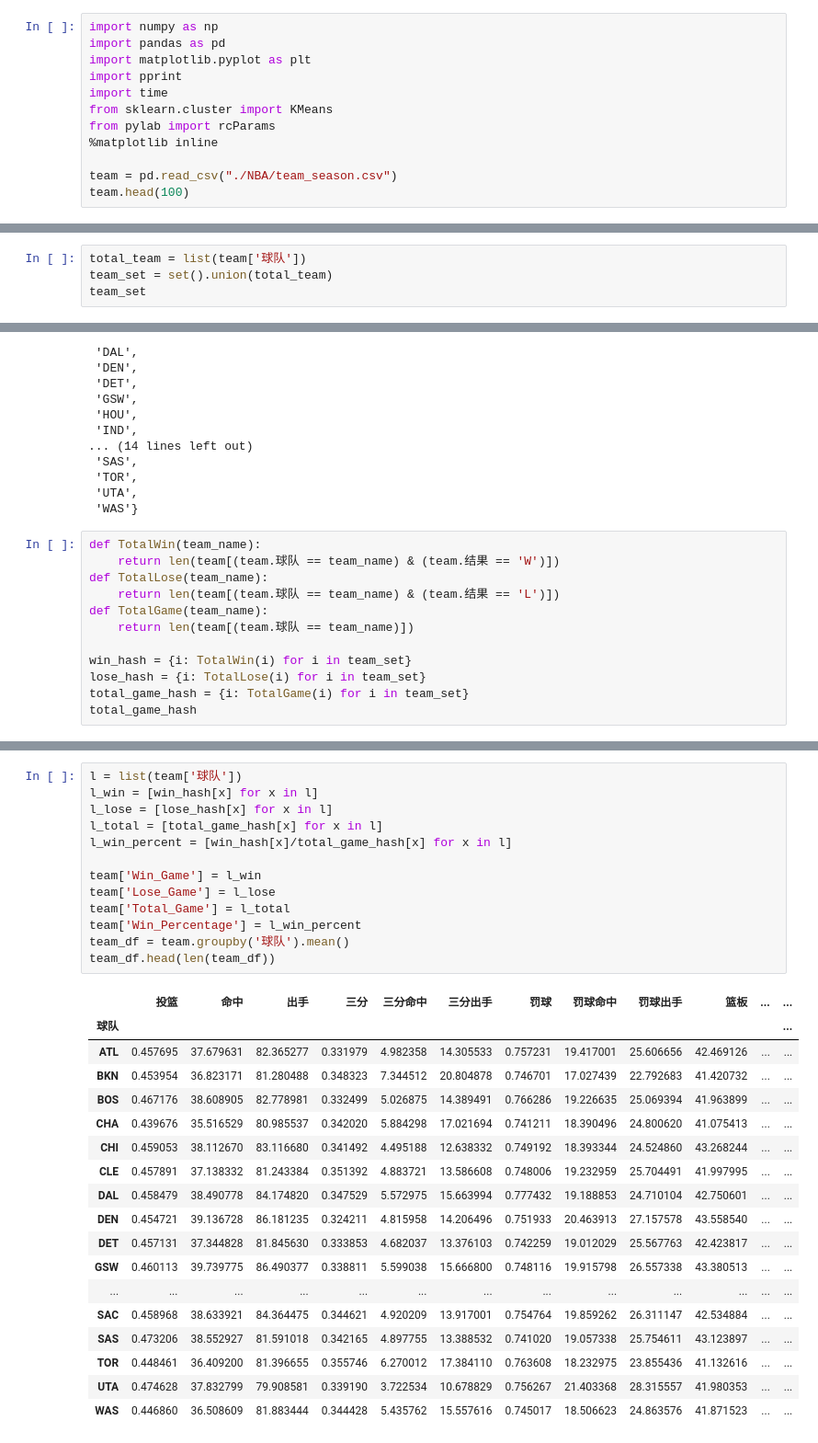
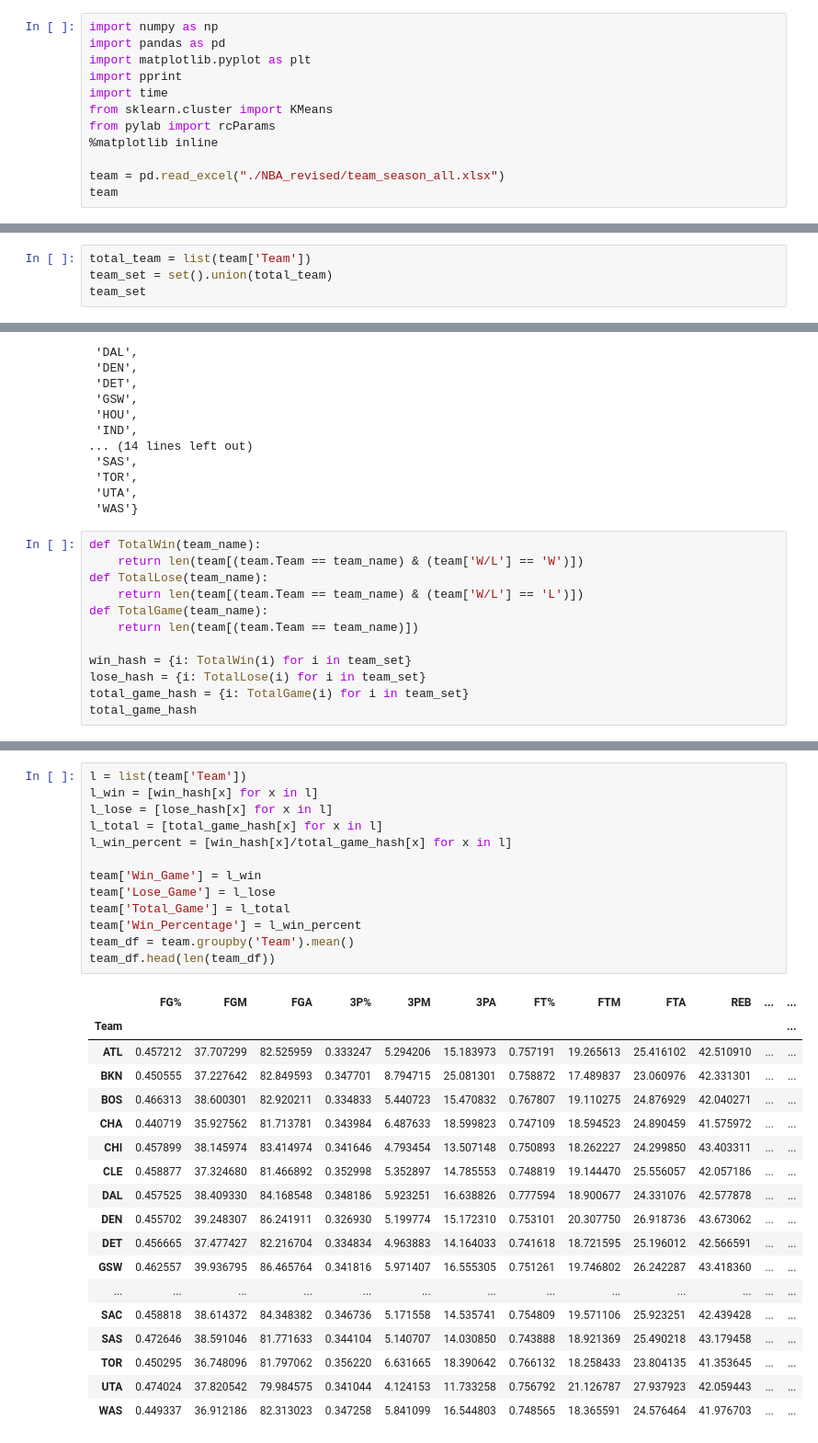
Before and after one commit to Coslate/DataMining_Final, a Jupyter notebook: NBA_Data_PreProcess_PlaySeason.ipynb, the cells around one changed output, grey strips where cells are left out. Shown at 92% size. Drawn from its saved outputs; the diff is of its cells as text.

```diff
--- a/NBA_Data_PreProcess_PlaySeason.ipynb
+++ b/NBA_Data_PreProcess_PlaySeason.ipynb
@@ -8,6 +8,6 @@ from sklearn.cluster import KMeans
 from pylab import rcParams
 %matplotlib inline
 
-team = pd.read_csv("./NBA/team_season.csv")
-team.head(100)
+team = pd.read_excel("./NBA_revised/team_season_all.xlsx")
+team
 # %% [output]
@@ -66,5 +70,5 @@ team_df.head(len(team_df))
 # %%
-total_team = list(team['球队'])
+total_team = list(team['Team'])
 team_set = set().union(total_team)
 team_set
 # %% [output]
@@ -87,11 +91,11 @@ team_set
  'WAS'}
 # %%
 def TotalWin(team_name):
-    return len(team[(team.球队 == team_name) & (team.结果 == 'W')])
+    return len(team[(team.Team == team_name) & (team['W/L'] == 'W')])
 def TotalLose(team_name):
-    return len(team[(team.球队 == team_name) & (team.结果 == 'L')])
+    return len(team[(team.Team == team_name) & (team['W/L'] == 'L')])
 def TotalGame(team_name):
-    return len(team[(team.球队 == team_name)])
+    return len(team[(team.Team == team_name)])
 
 win_hash = {i: TotalWin(i) for i in team_set}
 lose_hash = {i: TotalLose(i) for i in team_set}
@@ -118,34 +122,34 @@ total_game_hash
 # %%
-l = list(team['球队'])
+l = list(team['Team'])
 l_win = [win_hash[x] for x in l]
 l_lose = [lose_hash[x] for x in l]
 l_total = [total_game_hash[x] for x in l]
 l_win_percent = [win_hash[x]/total_game_hash[x] for x in l]
 
 team['Win_Game'] = l_win
 team['Lose_Game'] = l_lose
 team['Total_Game'] = l_total
 team['Win_Percentage'] = l_win_percent
-team_df = team.groupby('球队').mean()
+team_df = team.groupby('Team').mean()
 team_df.head(len(team_df))
 # %% [output]
-|  | 投篮 | 命中 | 出手 | 三分 | 三分命中 | 三分出手 | 罚球 | 罚球命中 | 罚球出手 | 篮板 | ... | ... |
-| 球队 |  |  |  |  |  |  |  |  |  |  |  | ... |
-| ATL | 0.457695 | 37.679631 | 82.365277 | 0.331979 | 4.982358 | 14.305533 | 0.757231 | 19.417001 | 25.606656 | 42.469126 | ... | ... |
-| BKN | 0.453954 | 36.823171 | 81.280488 | 0.348323 | 7.344512 | 20.804878 | 0.746701 | 17.027439 | 22.792683 | 41.420732 | ... | ... |
-| BOS | 0.467176 | 38.608905 | 82.778981 | 0.332499 | 5.026875 | 14.389491 | 0.766286 | 19.226635 | 25.069394 | 41.963899 | ... | ... |
-| CHA | 0.439676 | 35.516529 | 80.985537 | 0.342020 | 5.884298 | 17.021694 | 0.741211 | 18.390496 | 24.800620 | 41.075413 | ... | ... |
-| CHI | 0.459053 | 38.112670 | 83.116680 | 0.341492 | 4.495188 | 12.638332 | 0.749192 | 18.393344 | 24.524860 | 43.268244 | ... | ... |
-| CLE | 0.457891 | 37.138332 | 81.243384 | 0.351392 | 4.883721 | 13.586608 | 0.748006 | 19.232959 | 25.704491 | 41.997995 | ... | ... |
-| DAL | 0.458479 | 38.490778 | 84.174820 | 0.347529 | 5.572975 | 15.663994 | 0.777432 | 19.188853 | 24.710104 | 42.750601 | ... | ... |
-| DEN | 0.454721 | 39.136728 | 86.181235 | 0.324211 | 4.815958 | 14.206496 | 0.751933 | 20.463913 | 27.157578 | 43.558540 | ... | ... |
-| DET | 0.457131 | 37.344828 | 81.845630 | 0.333853 | 4.682037 | 13.376103 | 0.742259 | 19.012029 | 25.567763 | 42.423817 | ... | ... |
-| GSW | 0.460113 | 39.739775 | 86.490377 | 0.338811 | 5.599038 | 15.666800 | 0.748116 | 19.915798 | 26.557338 | 43.380513 | ... | ... |
+|  | FG% | FGM | FGA | 3P% | 3PM | 3PA | FT% | FTM | FTA | REB | ... | ... |
+| Team |  |  |  |  |  |  |  |  |  |  |  | ... |
+| ATL | 0.457212 | 37.707299 | 82.525959 | 0.333247 | 5.294206 | 15.183973 | 0.757191 | 19.265613 | 25.416102 | 42.510910 | ... | ... |
+| BKN | 0.450555 | 37.227642 | 82.849593 | 0.347701 | 8.794715 | 25.081301 | 0.758872 | 17.489837 | 23.060976 | 42.331301 | ... | ... |
+| BOS | 0.466313 | 38.600301 | 82.920211 | 0.334833 | 5.440723 | 15.470832 | 0.767807 | 19.110275 | 24.876929 | 42.040271 | ... | ... |
+| CHA | 0.440719 | 35.927562 | 81.713781 | 0.343984 | 6.487633 | 18.599823 | 0.747109 | 18.594523 | 24.890459 | 41.575972 | ... | ... |
+| CHI | 0.457899 | 38.145974 | 83.414974 | 0.341646 | 4.793454 | 13.507148 | 0.750893 | 18.262227 | 24.299850 | 43.403311 | ... | ... |
+| CLE | 0.458877 | 37.324680 | 81.466892 | 0.352998 | 5.352897 | 14.785553 | 0.748819 | 19.144470 | 25.556057 | 42.057186 | ... | ... |
+| DAL | 0.457525 | 38.409330 | 84.168548 | 0.348186 | 5.923251 | 16.638826 | 0.777594 | 18.900677 | 24.331076 | 42.577878 | ... | ... |
+| DEN | 0.455702 | 39.248307 | 86.241911 | 0.326930 | 5.199774 | 15.172310 | 0.753101 | 20.307750 | 26.918736 | 43.673062 | ... | ... |
+| DET | 0.456665 | 37.477427 | 82.216704 | 0.334834 | 4.963883 | 14.164033 | 0.741618 | 18.721595 | 25.196012 | 42.566591 | ... | ... |
+| GSW | 0.462557 | 39.936795 | 86.465764 | 0.341816 | 5.971407 | 16.555305 | 0.751261 | 19.746802 | 26.242287 | 43.418360 | ... | ... |
 | ... | ... | ... | ... | ... | ... | ... | ... | ... | ... | ... | ... | ... |
-| SAC | 0.458968 | 38.633921 | 84.364475 | 0.344621 | 4.920209 | 13.917001 | 0.754764 | 19.859262 | 26.311147 | 42.534884 | ... | ... |
-| SAS | 0.473206 | 38.552927 | 81.591018 | 0.342165 | 4.897755 | 13.388532 | 0.741020 | 19.057338 | 25.754611 | 43.123897 | ... | ... |
-| TOR | 0.448461 | 36.409200 | 81.396655 | 0.355746 | 6.270012 | 17.384110 | 0.763608 | 18.232975 | 23.855436 | 41.132616 | ... | ... |
-| UTA | 0.474628 | 37.832799 | 79.908581 | 0.339190 | 3.722534 | 10.678829 | 0.756267 | 21.403368 | 28.315557 | 41.980353 | ... | ... |
-| WAS | 0.446860 | 36.508609 | 81.883444 | 0.344428 | 5.435762 | 15.557616 | 0.745017 | 18.506623 | 24.863576 | 41.871523 | ... | ... |
+| SAC | 0.458818 | 38.614372 | 84.348382 | 0.346736 | 5.171558 | 14.535741 | 0.754809 | 19.571106 | 25.923251 | 42.439428 | ... | ... |
+| SAS | 0.472646 | 38.591046 | 81.771633 | 0.344104 | 5.140707 | 14.030850 | 0.743888 | 18.921369 | 25.490218 | 43.179458 | ... | ... |
+| TOR | 0.450295 | 36.748096 | 81.797062 | 0.356220 | 6.631665 | 18.390642 | 0.766132 | 18.258433 | 23.804135 | 41.353645 | ... | ... |
+| UTA | 0.474024 | 37.820542 | 79.984575 | 0.341044 | 4.124153 | 11.733258 | 0.756792 | 21.126787 | 27.937923 | 42.059443 | ... | ... |
+| WAS | 0.449337 | 36.912186 | 82.313023 | 0.347258 | 5.841099 | 16.544803 | 0.748565 | 18.365591 | 24.576464 | 41.976703 | ... | ... |
 30 rows × 22 columns
 # %%
```
Also changed, not shown: parts of 8 cells of this notebook, 1 other file.
